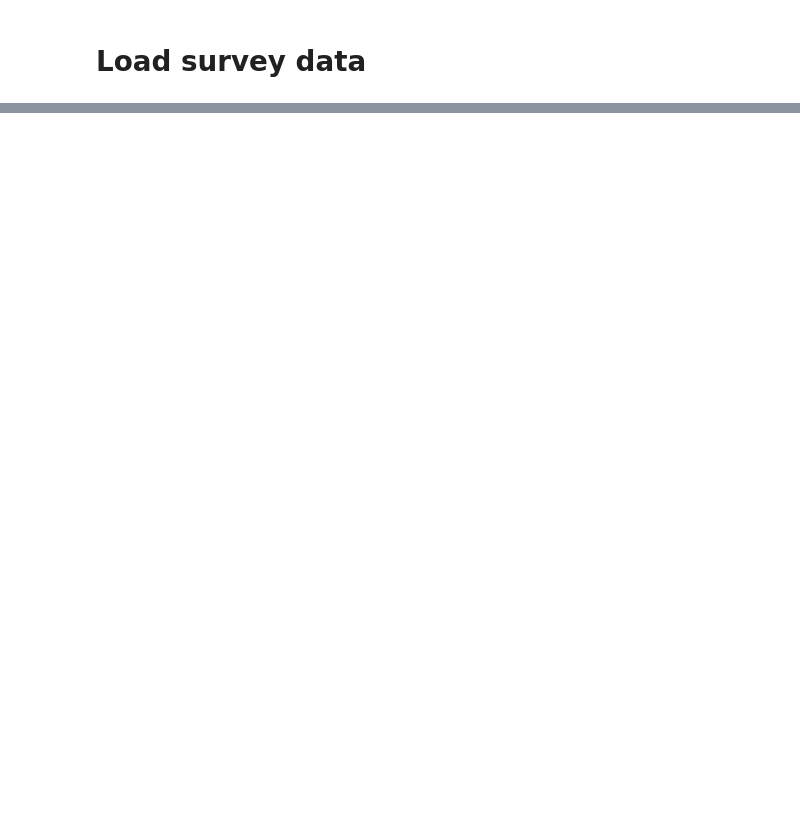
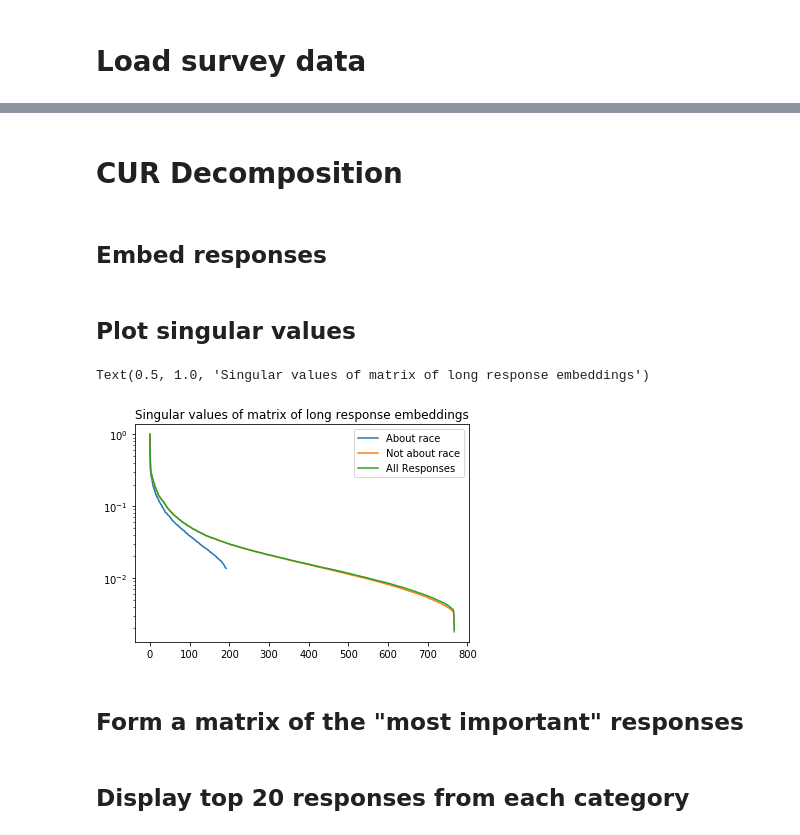
Before and after one commit to amos3vt/ASWW2, a Jupyter notebook: scripts/ResponseFiltering.ipynb, the cells around one changed output, grey strips where cells are left out. Saved outputs shown, nothing was run; the diff lists cells and outputs as text; code cells hidden in the pictures; blank space fills up the shorter version.

```diff
--- a/scripts/ResponseFiltering.ipynb
+++ b/scripts/ResponseFiltering.ipynb
@@ -204,0 +191,23 @@ I don't know what the idea is of not having the soldier put his name down but it
+# %%
+# Create new column for tracking relevant responses
+survey_32W['about_race'] = 0
+
+# For displaying matches later
+token_matches = []
+
+for i in range(len(survey_32W['T4'])):
+    embed = get_token_embeddings(survey_32W['T4'][i])
+    for j in range(len(embed)): # for e in len(embed)
+        for k in keywords:
+            sim = 1 - cosine(embed[j], k['embed'])
+            if sim >= 0.5:
+                survey_32W.at[i, 'about_race'] += 1
+                # For displaying matches later
+                split_text = survey_32W['T4'][i].split(". ")
+                marked_text = "[CLS] " + " [SEP] ".join(split_text) + " [SEP]"
+                tokenized_text = tokenizer.tokenize(marked_text)
+                token_matches.append((tokenized_text[j], k['text']))
+                break
+
+# Display tokens that matched with a keyword
+print(set(token_matches))
@@ -204,0 +310,2 @@ I don't know what the idea is of not having the soldier put his name down but it
+# %% [markdown]
+# CUR Decomposition
@@ -204,0 +339,29 @@ I don't know what the idea is of not having the soldier put his name down but it
+# %% [markdown]
+## Embed responses
+# %%
+# Group by answer choice
+df_race = survey_32W[survey_32W['about_race'] > 0]
+df_not_race = survey_32W[survey_32W['about_race'] == 0]
+
+# Get long responses
+res_race = df_race['T4'].tolist()
+res_not_race = df_not_race['T4'].tolist()
+
+# Embed responses, transposed so each column is one embedding
+embed_race = np.transpose(s_model.encode(res_race))
+embed_not_race = np.transpose(s_model.encode(res_not_race))
+embed_all = np.concatenate((embed_race, embed_not_race), axis=1)
+# %% [markdown]
+## Plot singular values
+# %%
+for A in [embed_race, embed_not_race, embed_all]:
+    U,S,Vt = np.linalg.svd(A, full_matrices=False)
+    S = [S[i]/S[0] for i in range(len(S))]
+    plt.semilogy(S)
+plt.legend(["About race", "Not about race", "All Responses"])
+plt.title("Singular values of matrix of long response embeddings")
+# %% [output]
+Text(0.5, 1.0, 'Singular values of matrix of long response embeddings')
+[figure, added]
+# %% [markdown]
+## Form a matrix of the "most important" responses
@@ -204,0 +371,2 @@ I don't know what the idea is of not having the soldier put his name down but it
+# %% [markdown]
+## Display top 20 responses from each category
```
Also changed, not shown: parts of 28 cells of this notebook, 1 other file.
